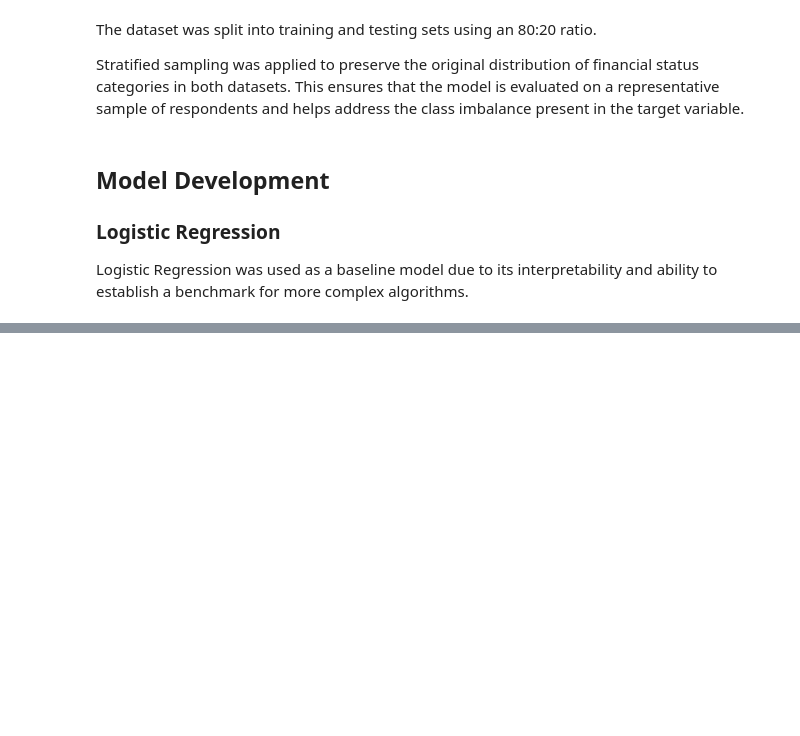
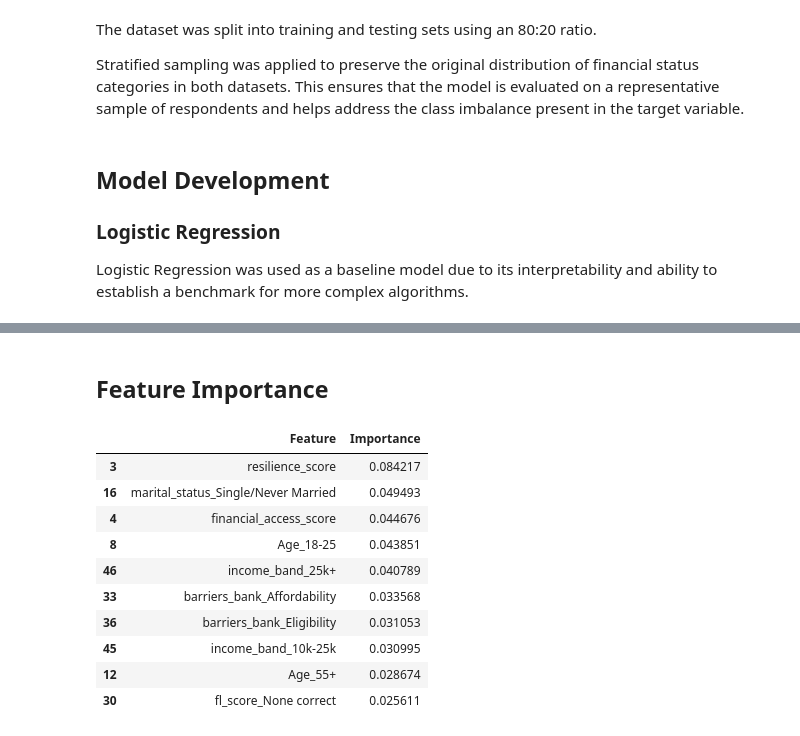
Before and after one commit to Guy0Kana/Datasprint2026-KenyaFinAccess, a Jupyter notebook: finaccess2024.ipynb, the cells around one changed output, grey strips where cells are left out. Cells and saved outputs as stored; diff of their text form; code cells hidden in the pictures; blank space fills up the shorter version.

Commit message:
FinAccess-3

```diff
--- a/finaccess2024.ipynb
+++ b/finaccess2024.ipynb
@@ -653,0 +803,29 @@ Logistic Regression was used as a baseline model due to its interpretability and
+# %%
+from xgboost import XGBClassifier
+from sklearn.utils.class_weight import compute_sample_weight
+
+df_xgb = df_base.copy()
+
+df_xgb = pd.get_dummies(df_xgb, drop_first=True)
+
+X_xgb = df_xgb.drop(columns=['financial_status'])
+y_xgb = df_xgb['financial_status']
+
+X_train_xgb, X_test_xgb, y_train_xgb, y_test_xgb = train_test_split(
+    X_xgb, y_xgb, test_size=0.20, random_state=42, stratify=y_xgb
+)
+
+# XGBoost has no class_weight param - use sample weights instead
+sample_weights = compute_sample_weight(class_weight='balanced', y=y_train_xgb)
+
+xgb = XGBClassifier(
+    n_estimators=200, max_depth=4, learning_rate=0.05,
+    subsample=0.8, colsample_bytree=0.8, random_state=42, eval_metric='mlogloss'
+)
+xgb.fit(X_train_xgb, y_train_xgb, sample_weight=sample_weights)
+y_pred_xgb = xgb.predict(X_test_xgb)
+print(f1_score(y_test_xgb, y_pred_xgb, average='weighted'))
+
+f1_xgb = f1_score(y_test_xgb, y_pred_xgb, average='weighted')
+print(f"XGBoost Weighted F1: {f1_xgb:.3f}")
+print(classification_report(y_test_xgb, y_pred_xgb, target_names=['Worsened','Stayed the same','Improved']))
@@ -653,0 +877,28 @@ Logistic Regression was used as a baseline model due to its interpretability and
+# %% [markdown]
+## Feature Importance
+# %%
+import pandas as pd
+
+feature_importance = pd.DataFrame({
+    'Feature': X_train_xgb.columns,
+    'Importance': xgb.feature_importances_
+})
+
+feature_importance = feature_importance.sort_values(
+    by='Importance',
+    ascending=False
+)
+
+feature_importance.head(10)
+# %% [output]
+|  | Feature | Importance |
+| 3 | resilience_score | 0.084217 |
+| 16 | marital_status_Single/Never Married | 0.049493 |
+| 4 | financial_access_score | 0.044676 |
+| 8 | Age_18-25 | 0.043851 |
+| 46 | income_band_25k+ | 0.040789 |
+| 33 | barriers_bank_Affordability | 0.033568 |
+| 36 | barriers_bank_Eligibility | 0.031053 |
+| 45 | income_band_10k-25k | 0.030995 |
+| 12 | Age_55+ | 0.028674 |
+| 30 | fl_score_None correct | 0.025611 |
```
Also changed, not shown: parts of 13 cells of this notebook.
